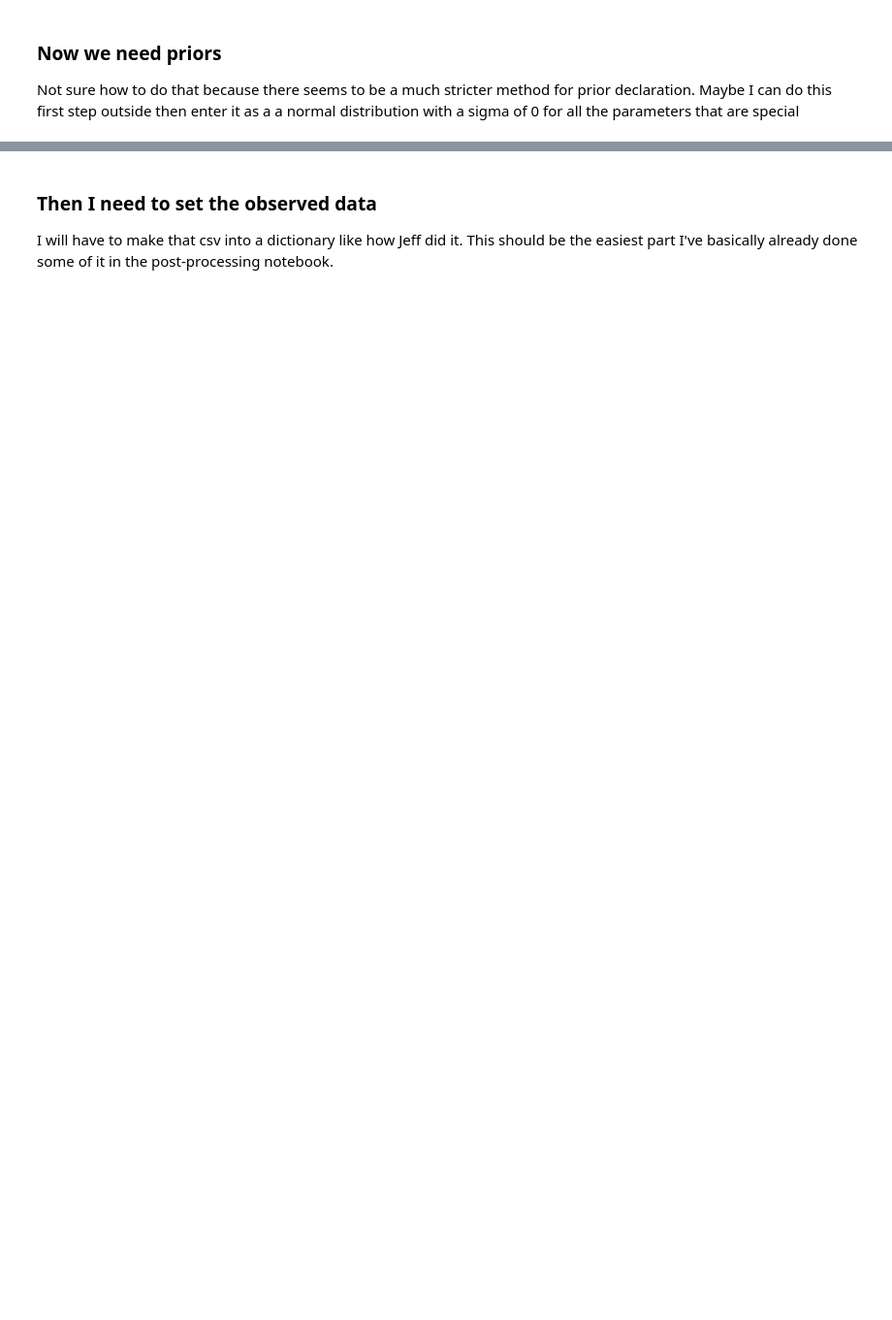
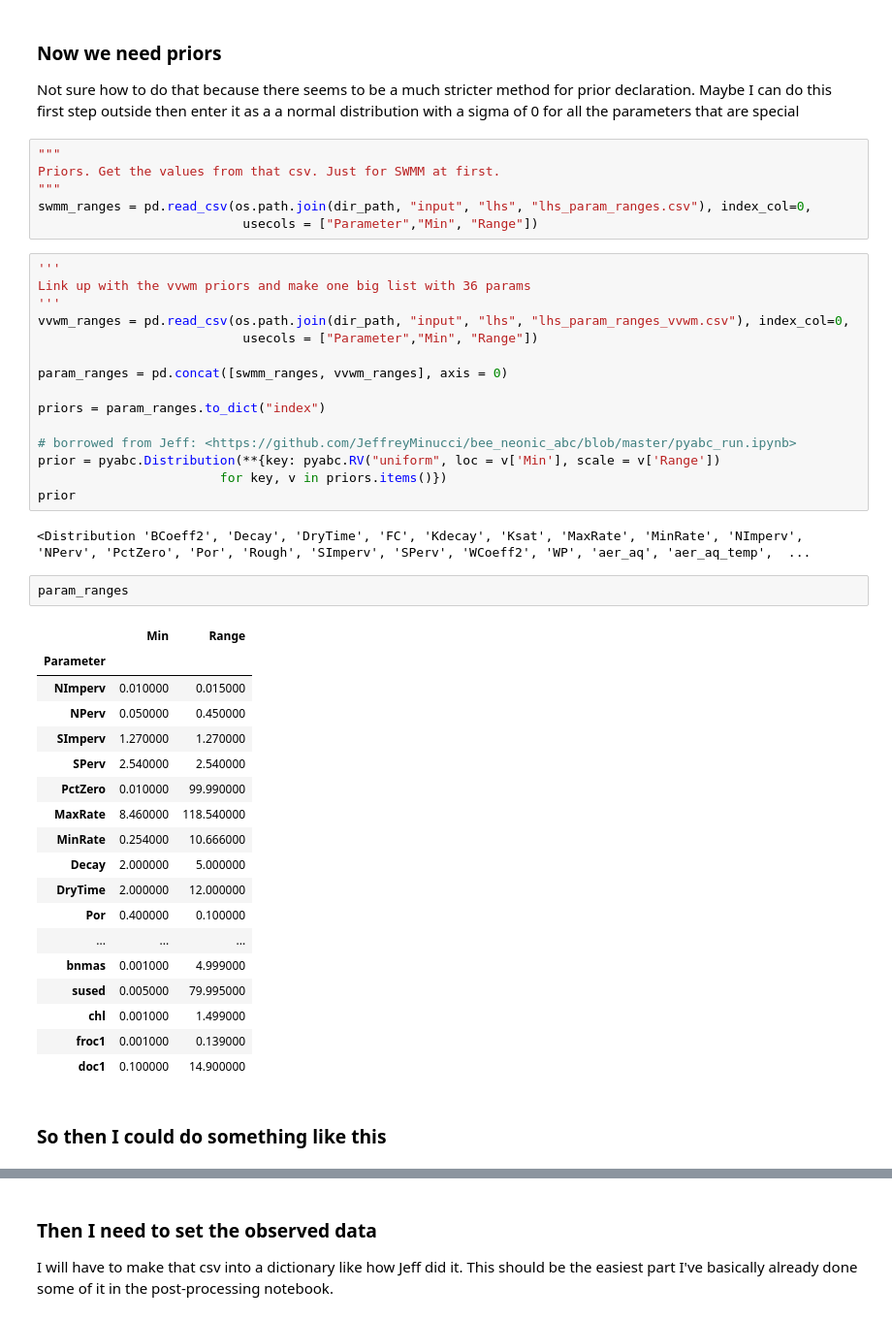
Before and after one commit to puruckertom/chelsvig_urban_pesticides, a Jupyter notebook: jupyter_notebooks/pyabc_designing_my_model.ipynb, the cells around one changed output, grey strips where cells are left out. Shown at 97% size. Drawn from its saved outputs; the diff is of its cells as text; blank space fills up the shorter version.

```diff
--- a/jupyter_notebooks/pyabc_designing_my_model.ipynb
+++ b/jupyter_notebooks/pyabc_designing_my_model.ipynb
@@ -76,3 +430,49 @@ def model(parameters: dict) -> dict:
 Not sure how to do that because there seems to be a much stricter method for prior declaration.
 Maybe I can do this first step outside
 then enter it as a a normal distribution with a sigma of 0 for all the parameters that are special
+# %%
+"""
+Priors. Get the values from that csv. Just for SWMM at first.
+"""
+swmm_ranges = pd.read_csv(os.path.join(dir_path, "input", "lhs", "lhs_param_ranges.csv"), index_col=0,
+                           usecols = ["Parameter","Min", "Range"])
+# %%
+'''
+Link up with the vvwm priors and make one big list with 36 params
+'''
+vvwm_ranges = pd.read_csv(os.path.join(dir_path, "input", "lhs", "lhs_param_ranges_vvwm.csv"), index_col=0,
+                           usecols = ["Parameter","Min", "Range"])
+
+param_ranges = pd.concat([swmm_ranges, vvwm_ranges], axis = 0)
+
+priors = param_ranges.to_dict("index")
+
+# borrowed from Jeff: <https://github.com/JeffreyMinucci/bee_neonic_abc/blob/master/pyabc_run.ipynb>
+prior = pyabc.Distribution(**{key: pyabc.RV("uniform", loc = v['Min'], scale = v['Range'])
+                        for key, v in priors.items()})
+prior
+# %% [output]
+<Distribution 'BCoeff2', 'Decay', 'DryTime', 'FC', 'Kdecay', 'Ksat', 'MaxRate', 'MinRate', 'NImperv', 'NPerv', 'PctZero', 'Por', 'Rough', 'SImperv', 'SPerv', 'WCoeff2', 'WP', 'aer_aq', 'aer_aq_temp',  ...
+# %%
+param_ranges
+# %% [output]
+|  | Min | Range |
+| Parameter |  |  |
+| NImperv | 0.010000 | 0.015000 |
+| NPerv | 0.050000 | 0.450000 |
+| SImperv | 1.270000 | 1.270000 |
+| SPerv | 2.540000 | 2.540000 |
+| PctZero | 0.010000 | 99.990000 |
+| MaxRate | 8.460000 | 118.540000 |
+| MinRate | 0.254000 | 10.666000 |
+| Decay | 2.000000 | 5.000000 |
+| DryTime | 2.000000 | 12.000000 |
+| Por | 0.400000 | 0.100000 |
+| ... | ... | ... |
+| bnmas | 0.001000 | 4.999000 |
+| sused | 0.005000 | 79.995000 |
+| chl | 0.001000 | 1.499000 |
+| froc1 | 0.001000 | 0.139000 |
+| doc1 | 0.100000 | 14.900000 |
+# %% [markdown]
+### So then I could do something like this
```
Also changed, not shown: parts of 20 cells of this notebook.
